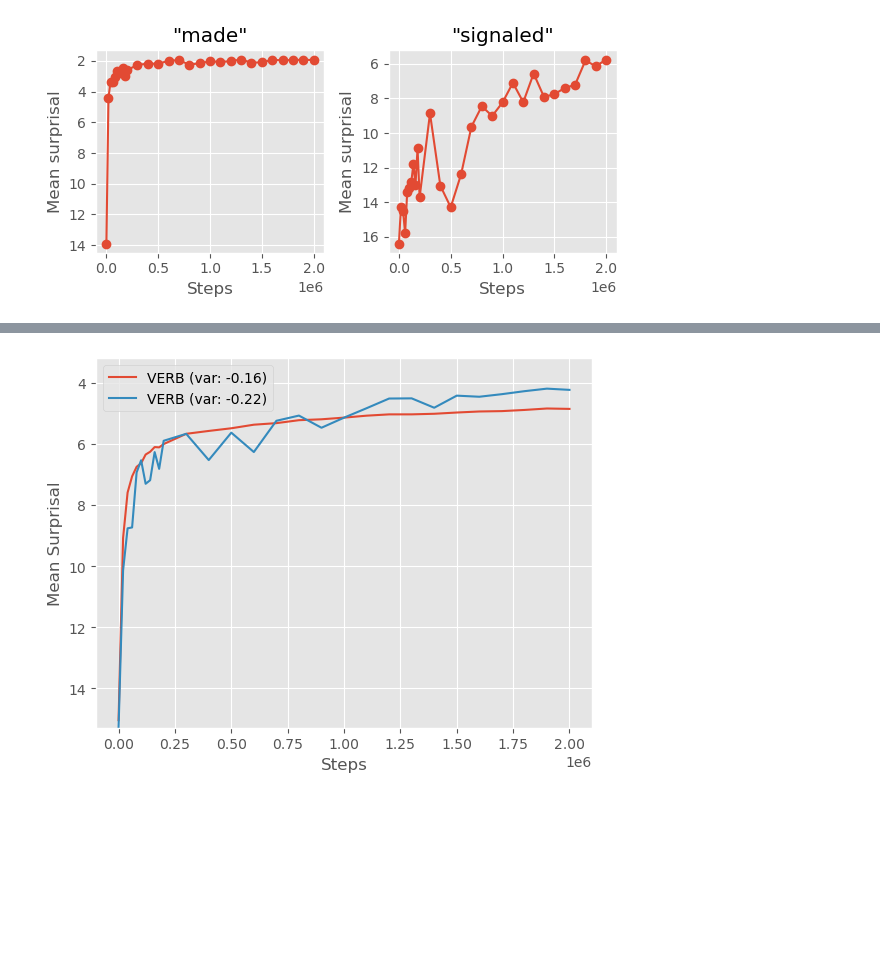
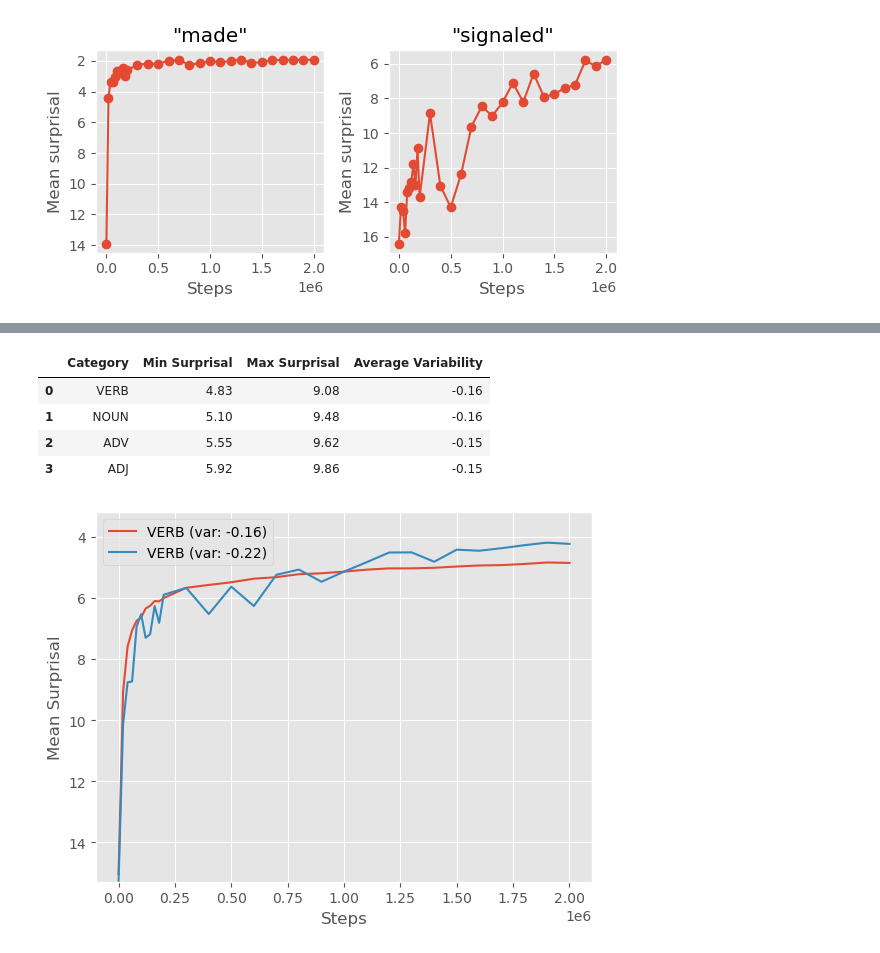
Before and after one commit to NazaninShafiabadi/NeuralLMs, a Jupyter notebook: src/word_acquisition.ipynb, the cells around one changed output, grey strips where cells are left out. Drawn from its saved outputs; the diff is of its cells as text; code cells hidden in the pictures; blank space fills up the shorter version.

Commit message:
added table to summariez effects of POS

```diff
--- a/src/word_acquisition.ipynb
+++ b/src/word_acquisition.ipynb
@@ -73,4 +73,14 @@ def plot_all_in_one(words:List[str], surprisals_df):
     plt.gca().invert_yaxis()
     plt.tight_layout()
     plt.show()
+# %%
+def get_avg_df(dfs: List[pd.DataFrame]):
+    avg_dfs = []
+    for df in dfs:
+        avg = (df.groupby('Steps')
+                 .agg({'MeanSurprisal': 'mean'})
+                 .reset_index()
+                 .assign(Diffs=lambda x: x['MeanSurprisal'].diff().fillna(0)))
+        avg_dfs.append(avg)
+    return avg_dfs
 # %%
@@ -403,3 +407,20 @@ plot_pos_avg([verb, noun, adv, adj])
+# %%
+avg_verb, avg_noun, avg_adv, avg_adj = get_avg_df([verb, noun, adv, adj])
+
+pos_data = {
+    'Category': ['VERB', 'NOUN', 'ADV', 'ADJ'],
+    'Min Surprisal': [round(avg_verb.MeanSurprisal.min(), 2), round(avg_noun.MeanSurprisal.min(), 2), round(avg_adv.MeanSurprisal.min(), 2), round(avg_adj.MeanSurprisal.min(), 2)],
+    'Max Surprisal': [round(avg_verb.MeanSurprisal.iloc[1:].max(), 2), round(avg_noun.MeanSurprisal.iloc[1:].max(), 2), round(avg_adv.MeanSurprisal.iloc[1:].max(), 2), round(avg_adj.MeanSurprisal.iloc[1:].max(), 2)],
+    'Average Variability': [round(avg_verb.Diffs.iloc[2:].mean(), 2), round(avg_noun.Diffs.iloc[2:].mean(), 2), round(avg_adv.Diffs.iloc[2:].mean(), 2), round(avg_adj.Diffs.iloc[2:].mean(), 2)]
+}
+
+pd.DataFrame(pos_data)
+# %% [output]
+|  | Category | Min Surprisal | Max Surprisal | Average Variability |
+| 0 | VERB | 4.83 | 9.08 | -0.16 |
+| 1 | NOUN | 5.10 | 9.48 | -0.16 |
+| 2 | ADV | 5.55 | 9.62 | -0.15 |
+| 3 | ADJ | 5.92 | 9.86 | -0.15 |
 # %%
 plot_pos_avg([verb, verb[verb['Token'] == 'walk']])
 # %% [output]
```
Also changed, not shown: parts of 15 cells of this notebook.
